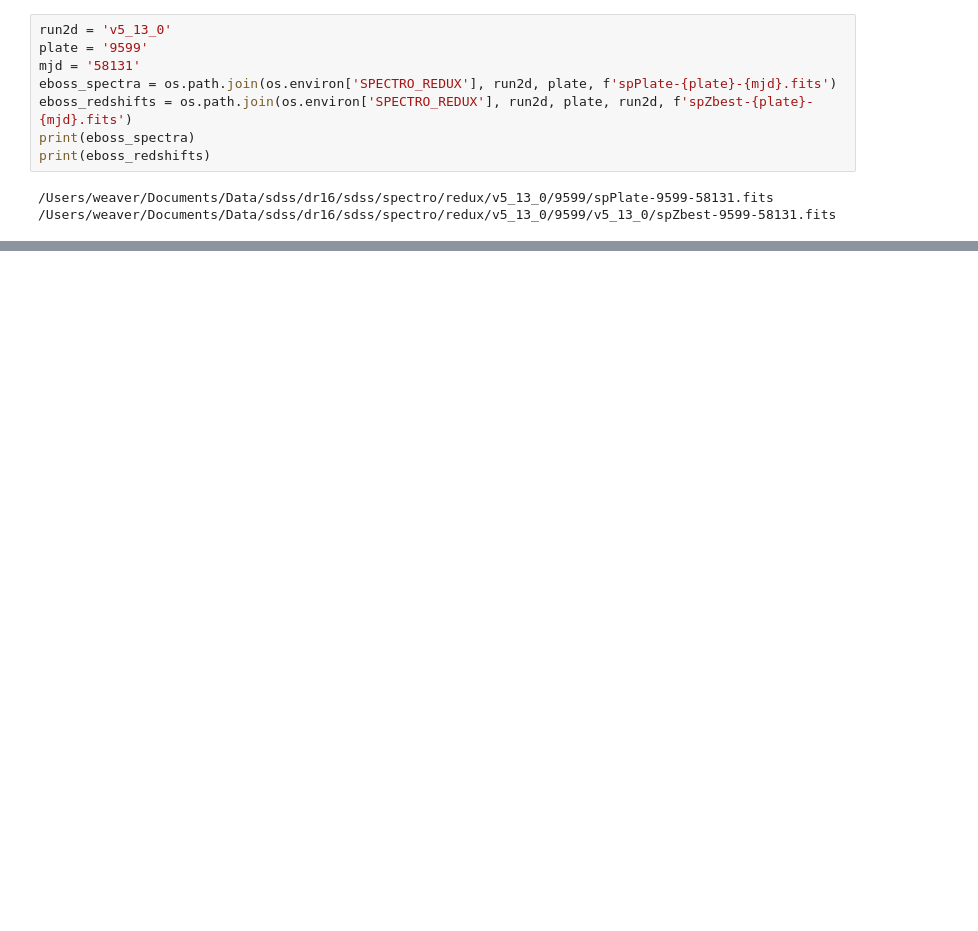
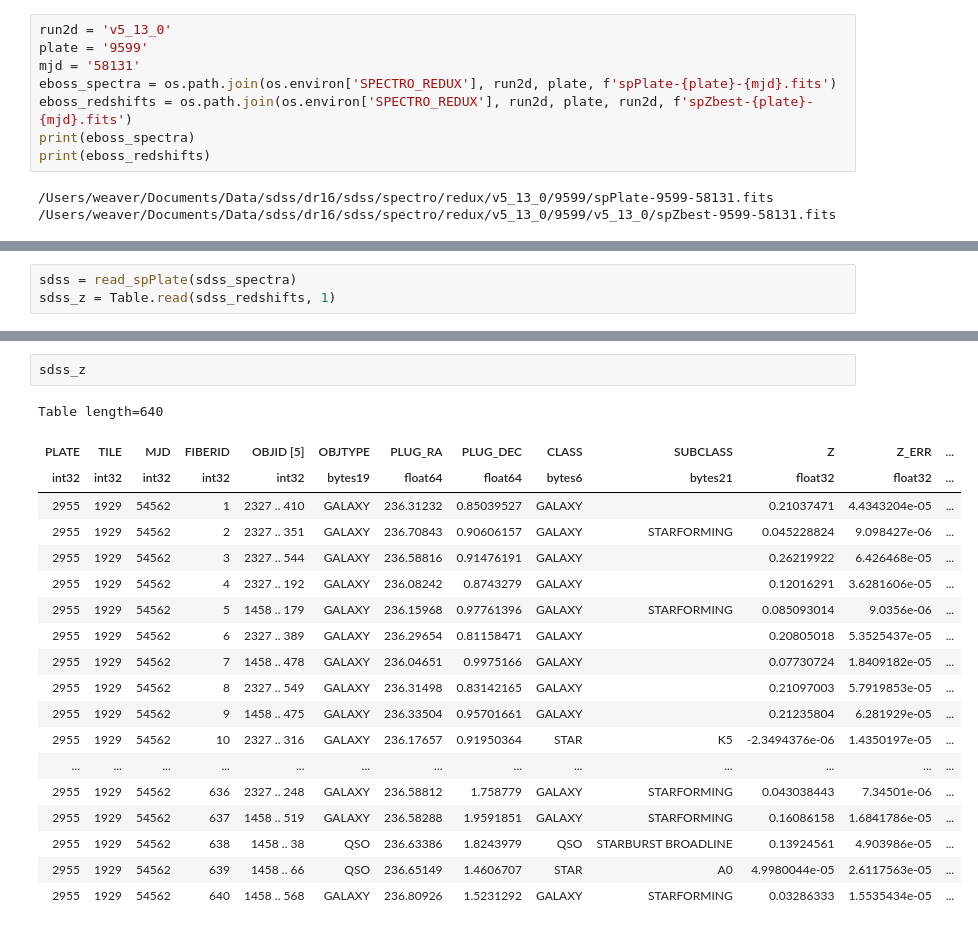
Before and after one commit to desihub/prospect, a Jupyter notebook: doc/nb/Prospect_specutils.ipynb, the cells around one changed output, grey strips where cells are left out. Cells and saved outputs as stored; diff of their text form; blank space fills up the shorter version.

Commit message:
add spPlate reader

```diff
--- a/doc/nb/Prospect_specutils.ipynb
+++ b/doc/nb/Prospect_specutils.ipynb
@@ -56,0 +81,3 @@ for f in (desi_spectra, desi_redshifts, sdss_spectra, sdss_redshifts, eboss_spec
+# %%
+sdss = read_spPlate(sdss_spectra)
+sdss_z = Table.read(sdss_redshifts, 1)
@@ -56,0 +115,22 @@ for f in (desi_spectra, desi_redshifts, sdss_spectra, sdss_redshifts, eboss_spec
+# %%
+sdss_z
+# %% [output]
+Table length=640
+| PLATE | TILE | MJD | FIBERID | OBJID [5] | OBJTYPE | PLUG_RA | PLUG_DEC | CLASS | SUBCLASS | Z | Z_ERR | ... |
+| int32 | int32 | int32 | int32 | int32 | bytes19 | float64 | float64 | bytes6 | bytes21 | float32 | float32 | ... |
+| 2955 | 1929 | 54562 | 1 | 2327 .. 410 | GALAXY | 236.31232 | 0.85039527 | GALAXY |  | 0.21037471 | 4.4343204e-05 | ... |
+| 2955 | 1929 | 54562 | 2 | 2327 .. 351 | GALAXY | 236.70843 | 0.90606157 | GALAXY | STARFORMING | 0.045228824 | 9.098427e-06 | ... |
+| 2955 | 1929 | 54562 | 3 | 2327 .. 544 | GALAXY | 236.58816 | 0.91476191 | GALAXY |  | 0.26219922 | 6.426468e-05 | ... |
+| 2955 | 1929 | 54562 | 4 | 2327 .. 192 | GALAXY | 236.08242 | 0.8743279 | GALAXY |  | 0.12016291 | 3.6281606e-05 | ... |
+| 2955 | 1929 | 54562 | 5 | 1458 .. 179 | GALAXY | 236.15968 | 0.97761396 | GALAXY | STARFORMING | 0.085093014 | 9.0356e-06 | ... |
+| 2955 | 1929 | 54562 | 6 | 2327 .. 389 | GALAXY | 236.29654 | 0.81158471 | GALAXY |  | 0.20805018 | 5.3525437e-05 | ... |
+| 2955 | 1929 | 54562 | 7 | 1458 .. 478 | GALAXY | 236.04651 | 0.9975166 | GALAXY |  | 0.07730724 | 1.8409182e-05 | ... |
+| 2955 | 1929 | 54562 | 8 | 2327 .. 549 | GALAXY | 236.31498 | 0.83142165 | GALAXY |  | 0.21097003 | 5.7919853e-05 | ... |
+| 2955 | 1929 | 54562 | 9 | 1458 .. 475 | GALAXY | 236.33504 | 0.95701661 | GALAXY |  | 0.21235804 | 6.281929e-05 | ... |
+| 2955 | 1929 | 54562 | 10 | 2327 .. 316 | GALAXY | 236.17657 | 0.91950364 | STAR | K5 | -2.3494376e-06 | 1.4350197e-05 | ... |
+| ... | ... | ... | ... | ... | ... | ... | ... | ... | ... | ... | ... | ... |
+| 2955 | 1929 | 54562 | 636 | 2327 .. 248 | GALAXY | 236.58812 | 1.758779 | GALAXY | STARFORMING | 0.043038443 | 7.34501e-06 | ... |
+| 2955 | 1929 | 54562 | 637 | 1458 .. 519 | GALAXY | 236.58288 | 1.9591851 | GALAXY | STARFORMING | 0.16086158 | 1.6841786e-05 | ... |
+| 2955 | 1929 | 54562 | 638 | 1458 .. 38 | QSO | 236.63386 | 1.8243979 | QSO | STARBURST BROADLINE | 0.13924561 | 4.903986e-05 | ... |
+| 2955 | 1929 | 54562 | 639 | 1458 .. 66 | QSO | 236.65149 | 1.4606707 | STAR | A0 | 4.9980044e-05 | 2.6117563e-05 | ... |
+| 2955 | 1929 | 54562 | 640 | 1458 .. 568 | GALAXY | 236.80926 | 1.5231292 | GALAXY | STARFORMING | 0.03286333 | 1.5535434e-05 | ... |
```
Also changed, not shown: parts of 9 cells of this notebook, 1 other file.
